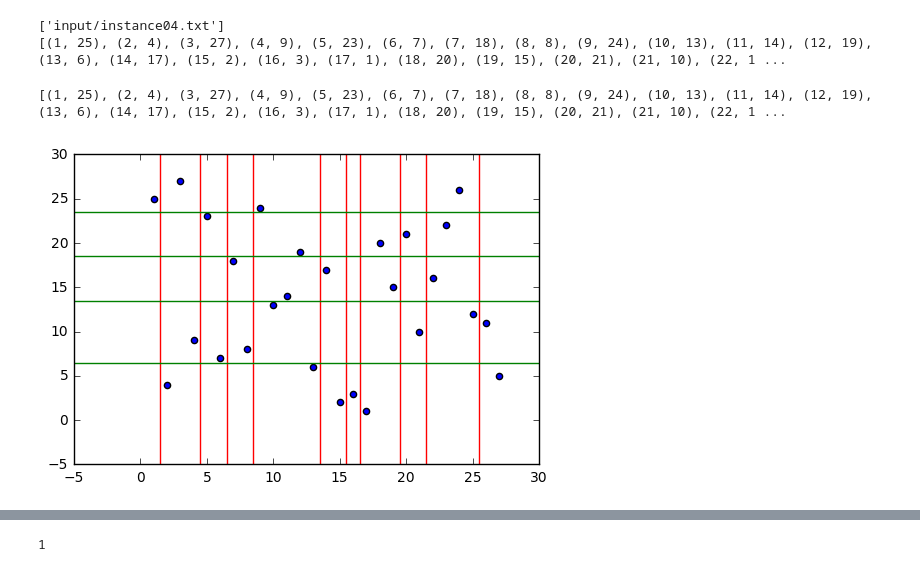
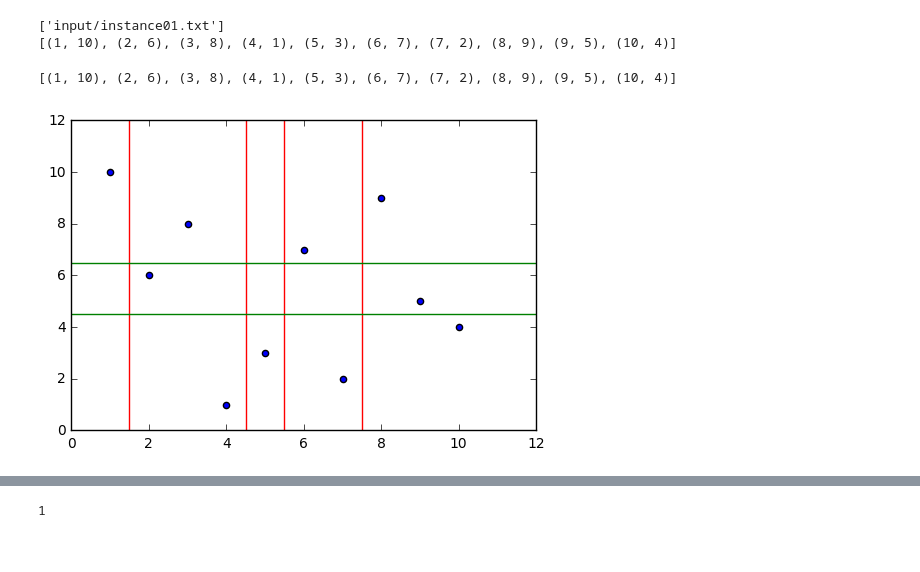
Before and after one commit to skhan75/Separating-Points-by-Axis, a Jupyter notebook: Seperating_Points.ipynb, the cells around one changed output, grey strips where cells are left out. Saved outputs shown, nothing was run; the diff lists cells and outputs as text; code cells hidden in the pictures.

```diff
--- a/Seperating_Points.ipynb
+++ b/Seperating_Points.ipynb
@@ -18,7 +18,7 @@ for f in files:
 
 # Reading points from text file
 
-n = text[0] # Number of points in the file
+n = int(text[0]) # Number of points in the file
 points = []
 for t in text[1:]:
     x = int(t.split(' ')[0])
@@ -26,23 +26,23 @@ for t in text[1:]:
     points.append((x,y))
 print(points)
 # %% [output]
-['input/instance04.txt']
-[(1, 25), (2, 4), (3, 27), (4, 9), (5, 23), (6, 7), (7, 18), (8, 8), (9, 24), (10, 13), (11, 14), (12, 19), (13, 6), (14, 17), (15, 2), (16, 3), (17, 1), (18, 20), (19, 15), (20, 21), (21, 10), (22, 1 ...
+['input/instance01.txt']
+[(1, 10), (2, 6), (3, 8), (4, 1), (5, 3), (6, 7), (7, 2), (8, 9), (9, 5), (10, 4)]
 # %%
-points.sort(key=itemgetter(0))
+#points.sort(key=itemgetter(0))
 print(points)
-V = [13.5,19.5,6.5,15.5,21.5,8.5,1.5,4.5,16.5,25.5]
-H = [13.5,18.5,6.5, 23.5]
+V = [5.5,7.5,1.5,4.5]
+H = [4.5,6.5]
 plt.scatter(*zip(*points))
 for v in V:
     plt.axvline(v, color='r')
 for h in H:
     plt.axhline(h,color='g')
 #plt.ylim([0,1])
 plt.show()
 # %% [output]
-[(1, 25), (2, 4), (3, 27), (4, 9), (5, 23), (6, 7), (7, 18), (8, 8), (9, 24), (10, 13), (11, 14), (12, 19), (13, 6), (14, 17), (15, 2), (16, 3), (17, 1), (18, 20), (19, 15), (20, 21), (21, 10), (22, 1 ...
+[(1, 10), (2, 6), (3, 8), (4, 1), (5, 3), (6, 7), (7, 2), (8, 9), (9, 5), (10, 4)]
-[figure, old version]
+[figure, new version]
 # %%
 X = []
 Y = []
```
Also changed, not shown: parts of 11 cells of this notebook, 2 other files.
